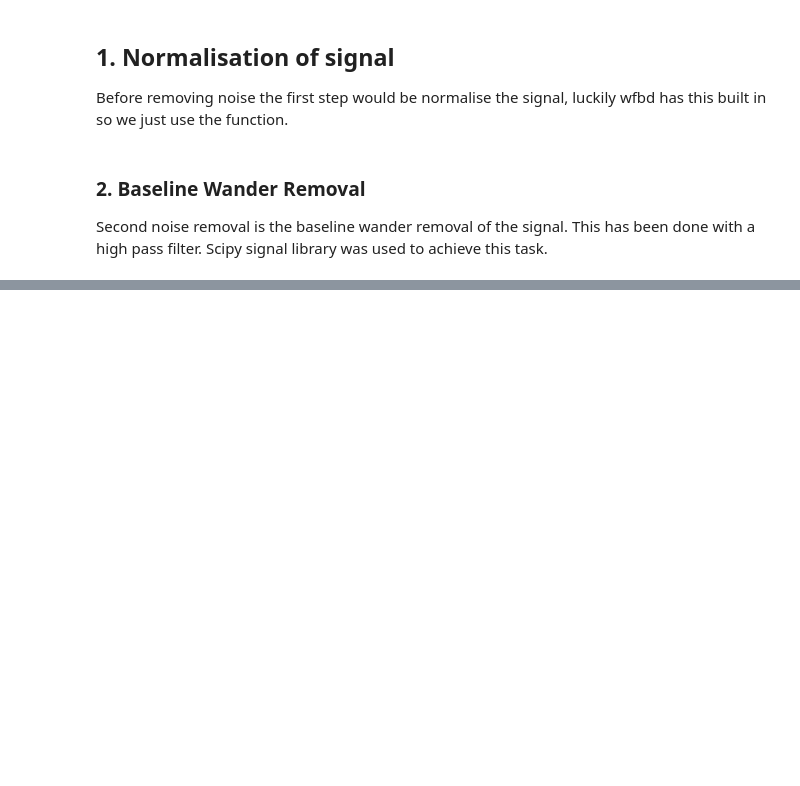
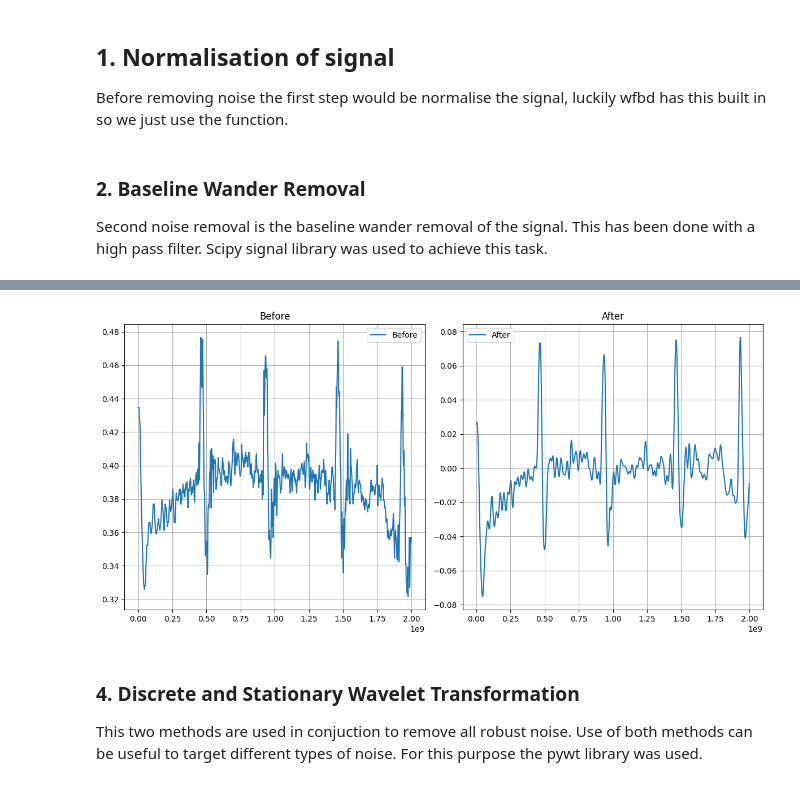
Before and after one commit to spb-59/DMD-project, a Jupyter notebook: docs/Processing.ipynb, the cells around one changed output, grey strips where cells are left out. Cells and saved outputs as stored; diff of their text form; code cells hidden in the pictures; blank space fills up the shorter version.

```diff
--- a/docs/Processing.ipynb
+++ b/docs/Processing.ipynb
@@ -108,0 +160,22 @@ filtered=removeBaselineWander(recordDf.copy(),fs)
+# %%
+def removeHighFrequency(ecg_signal,sf):
+    sampling_rate = sf
+    cutoff_frequency = 45
+    nyquist_rate = sampling_rate / 2
+
+    index=['I', 'II', 'III', 'aVR', 'aVL', 'aVF', 'V1', 'V2', 'V3', 'V4', 'V5', 'V6']
+
+    b, a = signal.butter(4, cutoff_frequency / nyquist_rate, btype='lowpass')
+    for i in index:
+        ecg_signal[i] = signal.filtfilt(b, a, ecg_signal[i])
+    return ecg_signal
+# %%
+filtered=removeHighFrequency(filtered,fs)
+# %%
+plot(recordDf['II'][:1000],filtered['II'][:1000])
+# %% [output]
+[figure, added]
+# %% [markdown]
+### 4. Discrete and Stationary Wavelet Transformation
+
+This two methods are used in conjuction to remove all robust noise. Use of both methods can be useful to target different types of noise. For this purpose the pywt library was used.
```
Also changed, not shown: parts of 10 cells of this notebook, 1 other file.
